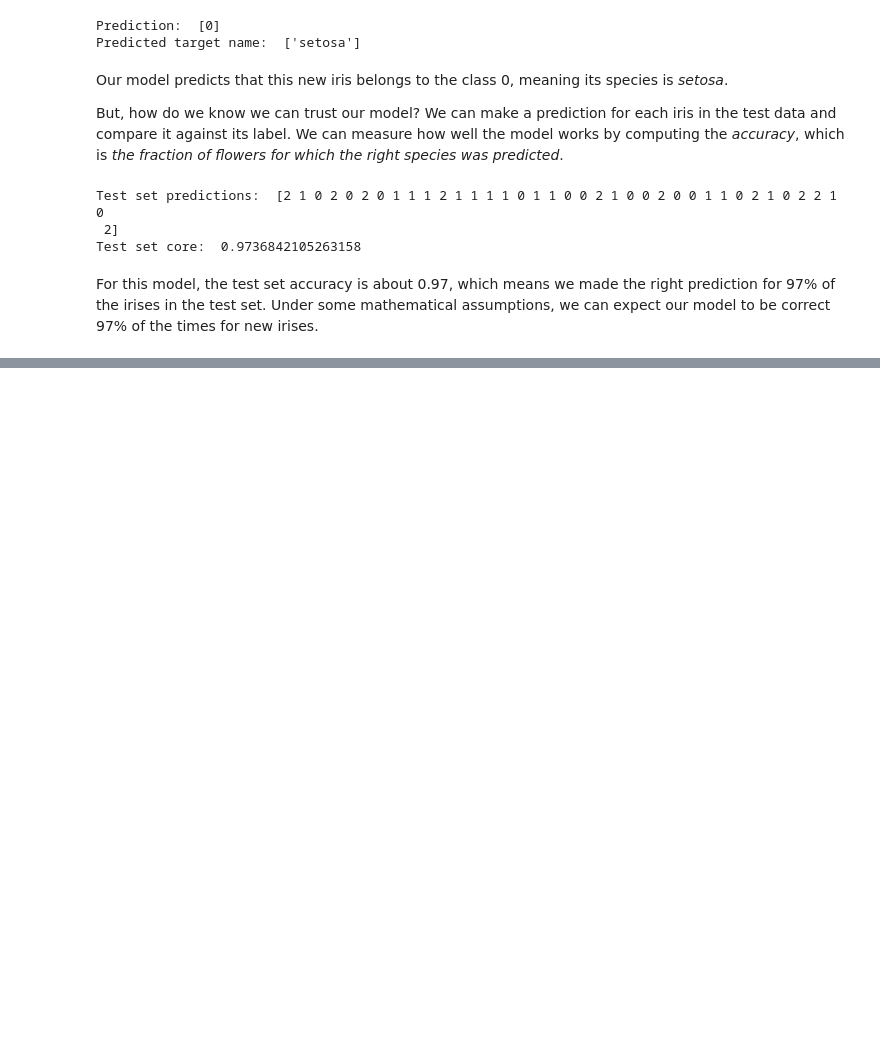
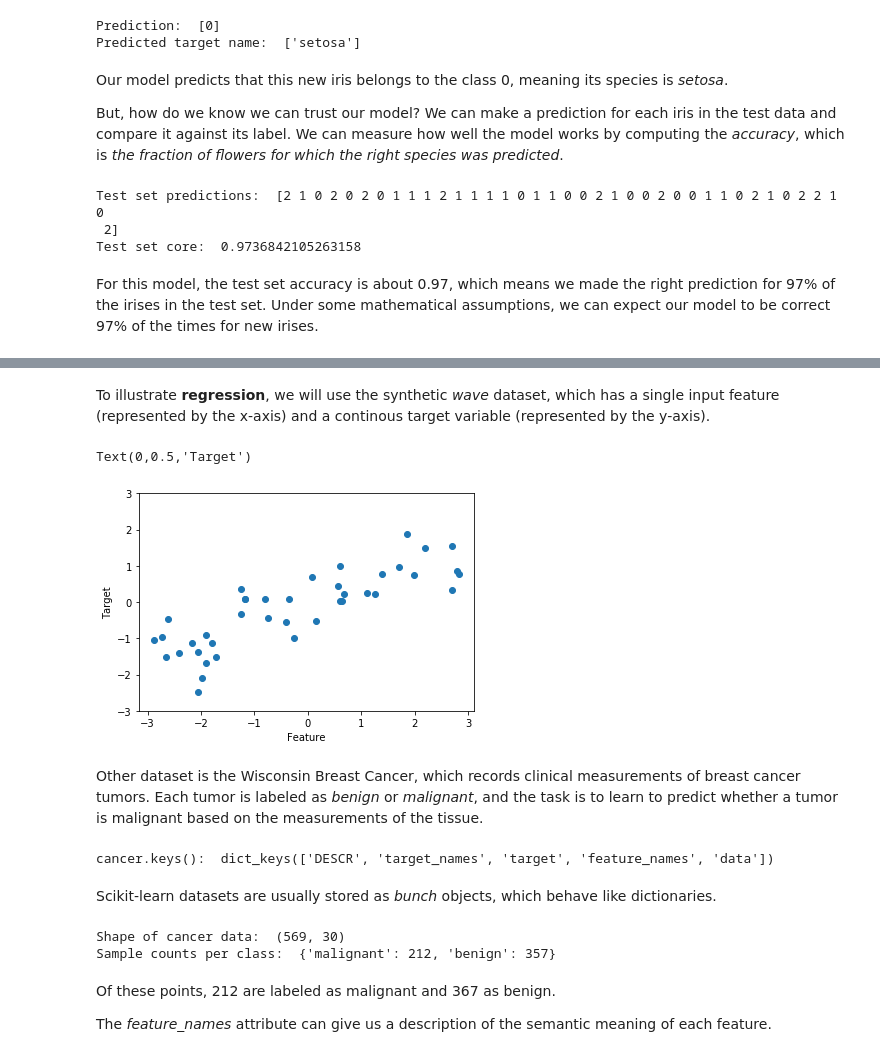
Before and after one commit to arodel21/Boosted_Di-Higgs_Identification, a Jupyter notebook: notebooks/Iris_Tutorial.ipynb, the cells around one changed output, grey strips where cells are left out. Drawn from its saved outputs; the diff is of its cells as text; code cells hidden in the pictures; blank space fills up the shorter version.

Commit message:
Detasets on Python
Tutorial from Book "Introduction to Machine Learning with Python" Chapter 2.

```diff
--- a/notebooks/Iris_Tutorial.ipynb
+++ b/notebooks/Iris_Tutorial.ipynb
@@ -194,0 +214,31 @@ For this model, the test set accuracy is about 0.97, which means we made the rig
+# %% [markdown]
+To illustrate **regression**, we will use the synthetic *wave* dataset, which has a single input feature (represented by the x-axis) and a continous target variable (represented by the y-axis).
+# %%
+X, y = mglearn.datasets.make_wave(n_samples=40)
+plt.plot(X, y, 'o')
+plt.ylim(-3,3)
+plt.xlabel("Feature")
+plt.ylabel("Target")
+# %% [output]
+Text(0,0.5,'Target')
+[figure, added]
+# %% [markdown]
+Other dataset is the Wisconsin Breast Cancer, which records clinical measurements of breast cancer tumors. Each tumor is labeled as *benign* or *malignant*, and the task is to learn to predict whether a tumor is malignant based on the measurements of the tissue.
+# %%
+from sklearn.datasets import load_breast_cancer
+cancer = load_breast_cancer()
+print("cancer.keys(): ", cancer.keys())
+# %% [output]
+cancer.keys():  dict_keys(['DESCR', 'target_names', 'target', 'feature_names', 'data'])
+# %% [markdown]
+Scikit-learn datasets are usually stored as *bunch* objects, which behave like dictionaries.
+# %%
+print("Shape of cancer data: ", cancer.data.shape)
+print("Sample counts per class: ", {n: v for n, v in zip(cancer.target_names, np.bincount(cancer.target))})
+# %% [output]
+Shape of cancer data:  (569, 30)
+Sample counts per class:  {'malignant': 212, 'benign': 357}
+# %% [markdown]
+Of these points, 212 are labeled as malignant and 367 as benign.
+
+The *feature_names* attribute can give us a description of the semantic meaning of each feature.
```
Also changed, not shown: parts of 7 cells of this notebook.
